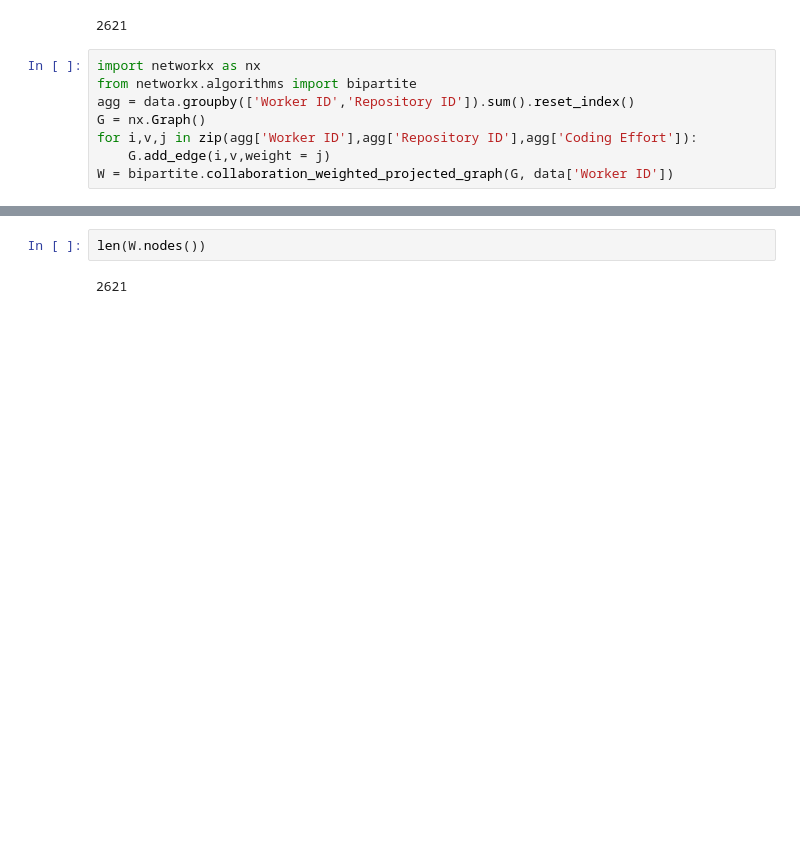
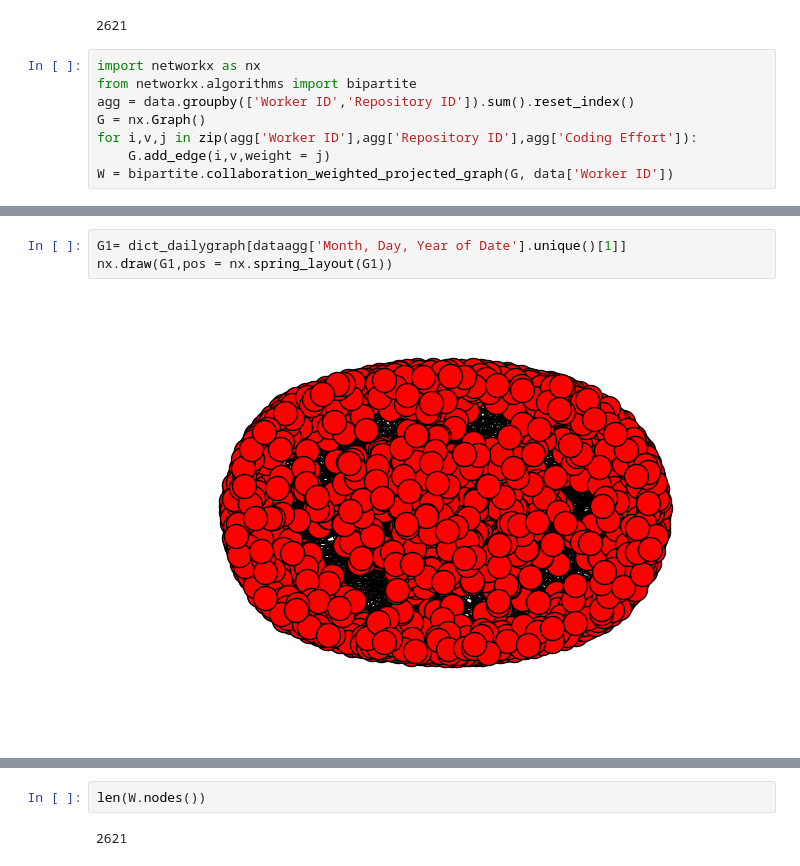
Before and after one commit to MiyainNYC/Graph-Thinking, a Jupyter notebook: dynamics.ipynb, the cells around one changed output, grey strips where cells are left out. Saved outputs shown, nothing was run; the diff lists cells and outputs as text; blank space fills up the shorter version.

```diff
--- a/dynamics.ipynb
+++ b/dynamics.ipynb
@@ -56,0 +68,5 @@ W = bipartite.collaboration_weighted_projected_graph(G, data['Worker ID'])
+# %%
+G1= dict_dailygraph[dataagg['Month, Day, Year of Date'].unique()[1]]
+nx.draw(G1,pos = nx.spring_layout(G1))
+# %% [output]
+[figure, added]
```
Also changed, not shown: parts of 11 cells of this notebook.
